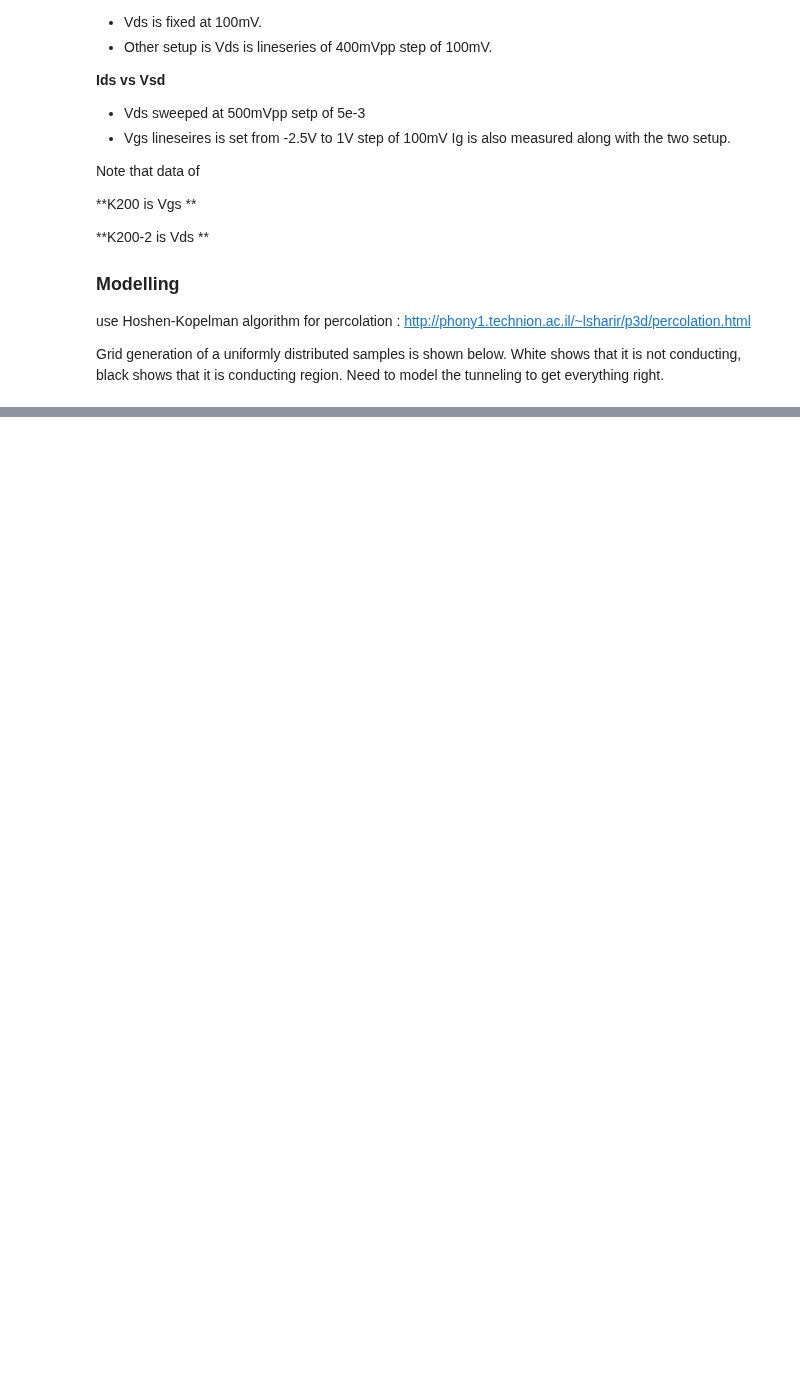
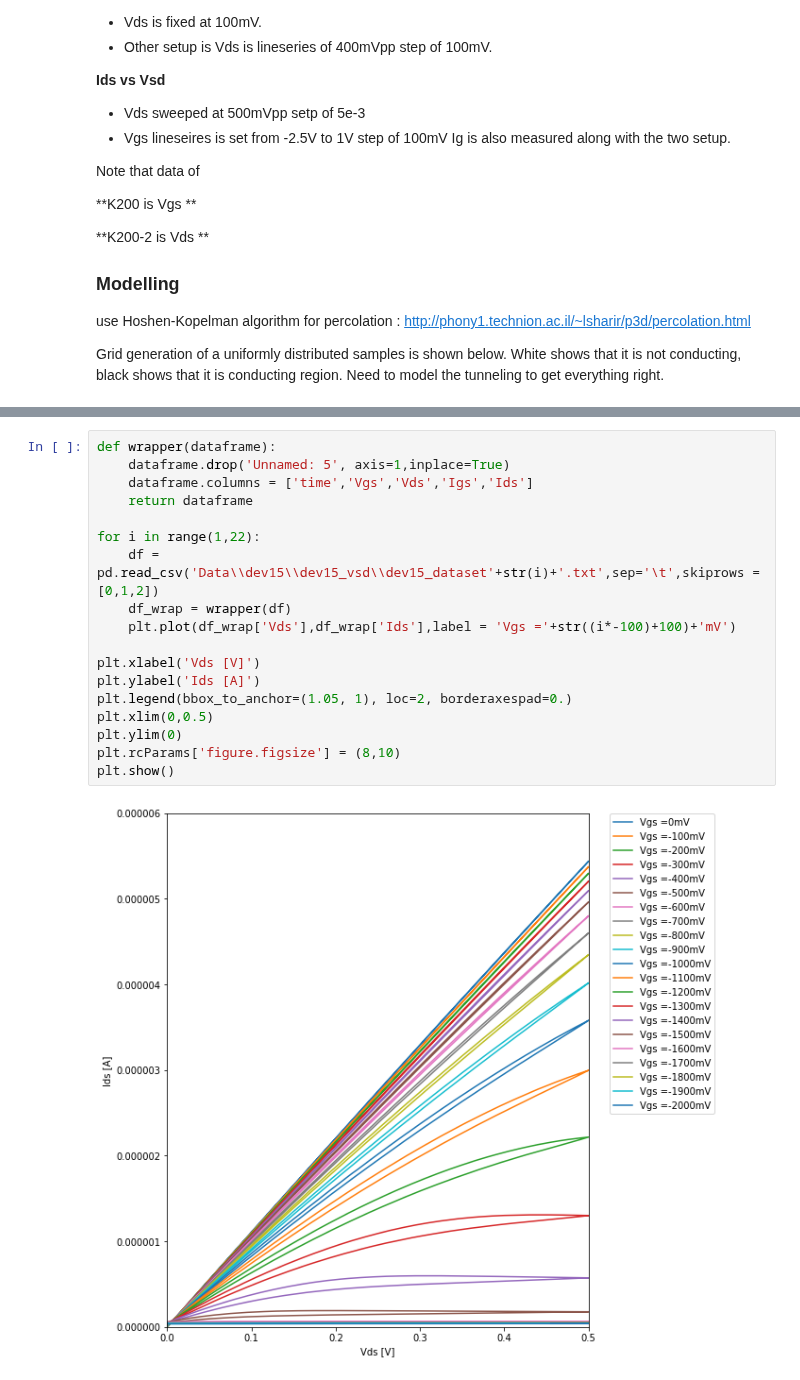
Before and after one commit to prabowobagas/Jupyter-Notebook-Thesis, a Jupyter notebook: Weekly Journal.ipynb, the cells around one changed output, grey strips where cells are left out. Cells and saved outputs as stored; diff of their text form; blank space fills up the shorter version.

```diff
--- a/Weekly Journal.ipynb
+++ b/Weekly Journal.ipynb
@@ -268 +248,21 @@ KeyboardInterrupt:
+# %%
+def wrapper(dataframe):
+    dataframe.drop('Unnamed: 5', axis=1,inplace=True)
+    dataframe.columns = ['time','Vgs','Vds','Igs','Ids']
+    return dataframe
+
+for i in range(1,22):
+    df = pd.read_csv('Data\\dev15\\dev15_vsd\\dev15_dataset'+str(i)+'.txt',sep='\t',skiprows = [0,1,2])
+    df_wrap = wrapper(df)
+    plt.plot(df_wrap['Vds'],df_wrap['Ids'],label = 'Vgs ='+str((i*-100)+100)+'mV')
+
+plt.xlabel('Vds [V]')
+plt.ylabel('Ids [A]')
+plt.legend(bbox_to_anchor=(1.05, 1), loc=2, borderaxespad=0.)
+plt.xlim(0,0.5)
+plt.ylim(0)
+plt.rcParams['figure.figsize'] = (8,10)
+plt.show()
+# %% [output]
+[figure, added]
 # %%
```
Also changed, not shown: parts of 7 cells of this notebook, 22 other files.
